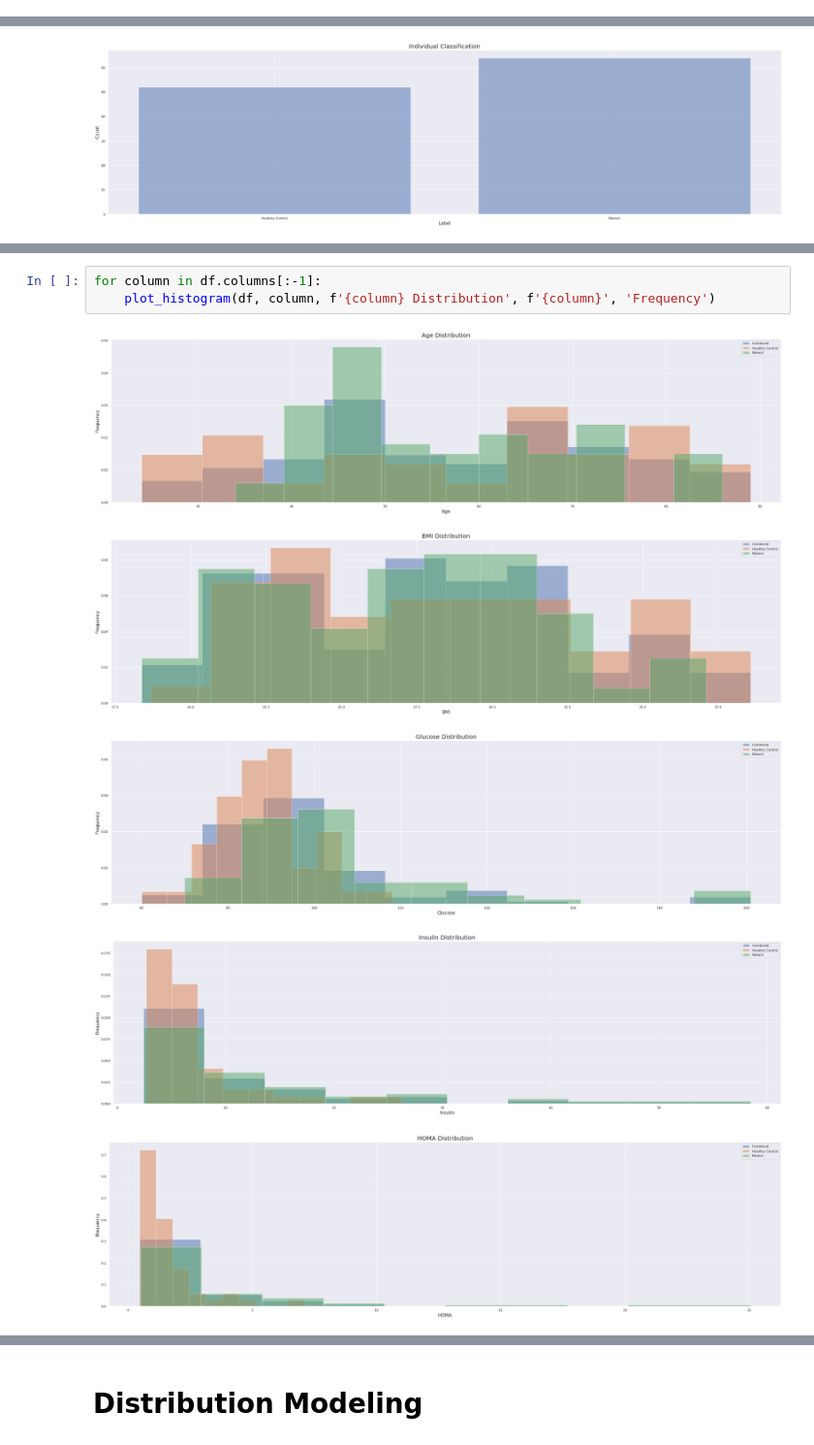
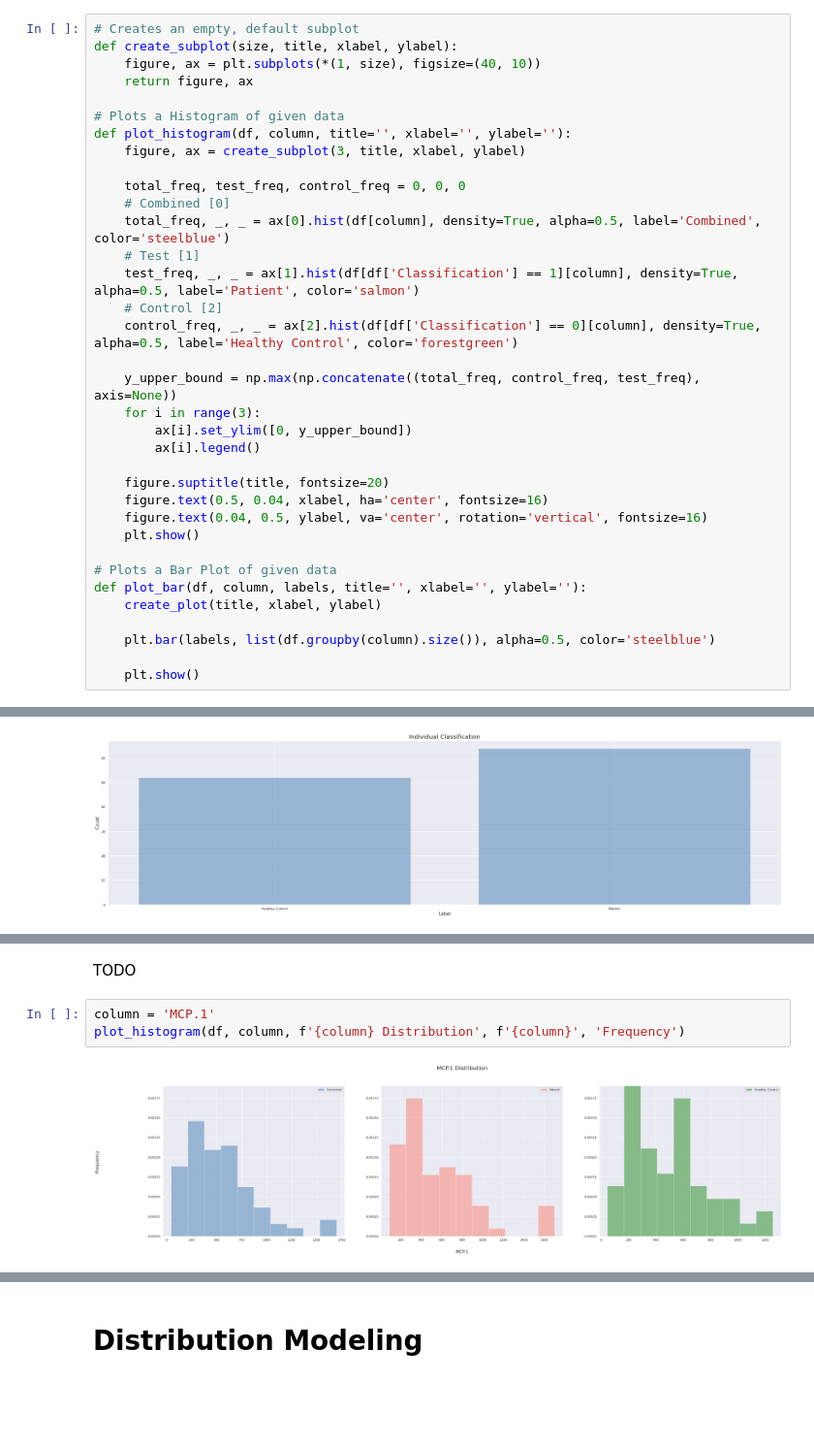
Before and after one commit to michaelmannino/cmsc320_Final, a Jupyter notebook: cancer_analysis.ipynb, the cells around one changed output, grey strips where cells are left out. Shown at 97% size. Drawn from its saved outputs; the diff is of its cells as text; blank space fills up the shorter version.

Commit message:
Cleaned up univariate analysis; started distribution analysis

```diff
--- a/cancer_analysis.ipynb
+++ b/cancer_analysis.ipynb
@@ -120,6 +79,41 @@ df.describe()
 | max | 89.000000 | 38.578759 | 201.000000 | 58.460000 | 25.050342 | 90.280000 | 38.040000 | 82.100000 | 1698.440000 | 1.000000 |
 # %% [markdown]
 # Univariate Variable Analysis
+# %%
+# Creates an empty, default subplot
+def create_subplot(size, title, xlabel, ylabel):
+    figure, ax = plt.subplots(*(1, size), figsize=(40, 10))
+    return figure, ax
+
+# Plots a Histogram of given data
+def plot_histogram(df, column, title='', xlabel='', ylabel=''):
+    figure, ax = create_subplot(3, title, xlabel, ylabel)
+
+    total_freq, test_freq, control_freq = 0, 0, 0
+    # Combined [0]
+    total_freq, _, _ = ax[0].hist(df[column], density=True, alpha=0.5, label='Combined', color='steelblue')
+    # Test [1]
+    test_freq, _, _ = ax[1].hist(df[df['Classification'] == 1][column], density=True, alpha=0.5, label='Patient', color='salmon')
+    # Control [2]
+    control_freq, _, _ = ax[2].hist(df[df['Classification'] == 0][column], density=True, alpha=0.5, label='Healthy Control', color='forestgreen')
+
+    y_upper_bound = np.max(np.concatenate((total_freq, control_freq, test_freq), axis=None))
+    for i in range(3):
+        ax[i].set_ylim([0, y_upper_bound])
+        ax[i].legend()
+
+    figure.suptitle(title, fontsize=20)
+    figure.text(0.5, 0.04, xlabel, ha='center', fontsize=16)
+    figure.text(0.04, 0.5, ylabel, va='center', rotation='vertical', fontsize=16)
+    plt.show()
+
+# Plots a Bar Plot of given data
+def plot_bar(df, column, labels, title='', xlabel='', ylabel=''):
+    create_plot(title, xlabel, ylabel)
+
+    plt.bar(labels, list(df.groupby(column).size()), alpha=0.5, color='steelblue')
+
+    plt.show()
 # %%
 plot_bar(df, 'Classification', ['Healthy Control', 'Patient'], 'Individual Classification', 'Label', 'Count')
 # %% [output]
@@ -127,9 +177,7 @@ plot_bar(df, 'Classification', ['Healthy Control', 'Patient'], 'Individual Class
+# %% [markdown]
+TODO
 # %%
-for column in df.columns[:-1]:
-    plot_histogram(df, column, f'{column} Distribution', f'{column}', 'Frequency')
+column = 'MCP.1'
+plot_histogram(df, column, f'{column} Distribution', f'{column}', 'Frequency')
 # %% [output]
-[figure, old version]
+[figure, new version]
-[figure, removed]
-[figure, removed]
-[figure, removed]
-[figure, removed]
```
Also changed, not shown: parts of 22 cells of this notebook.
